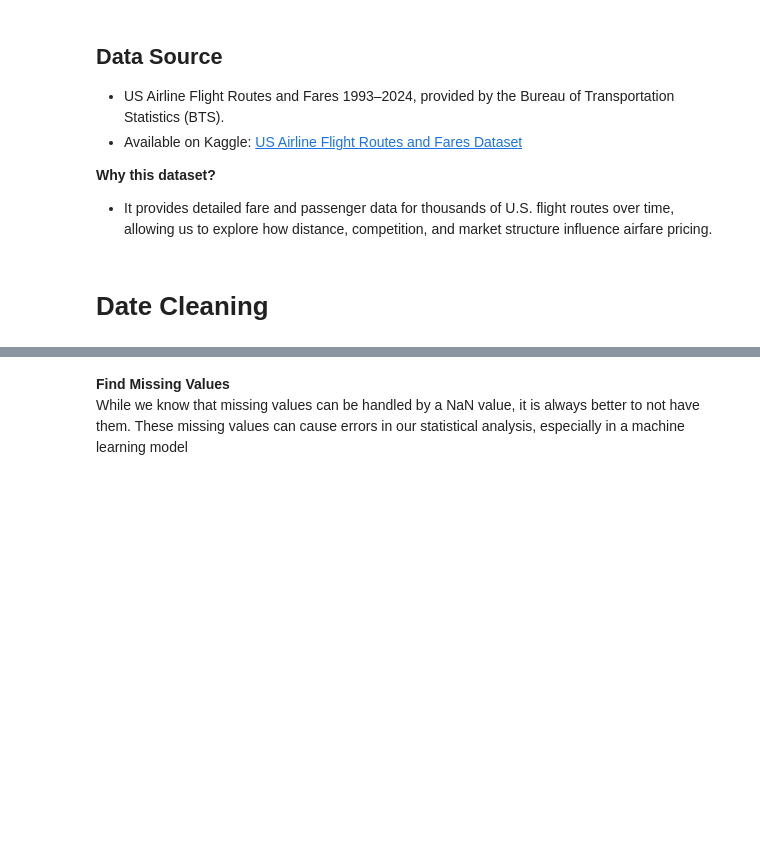
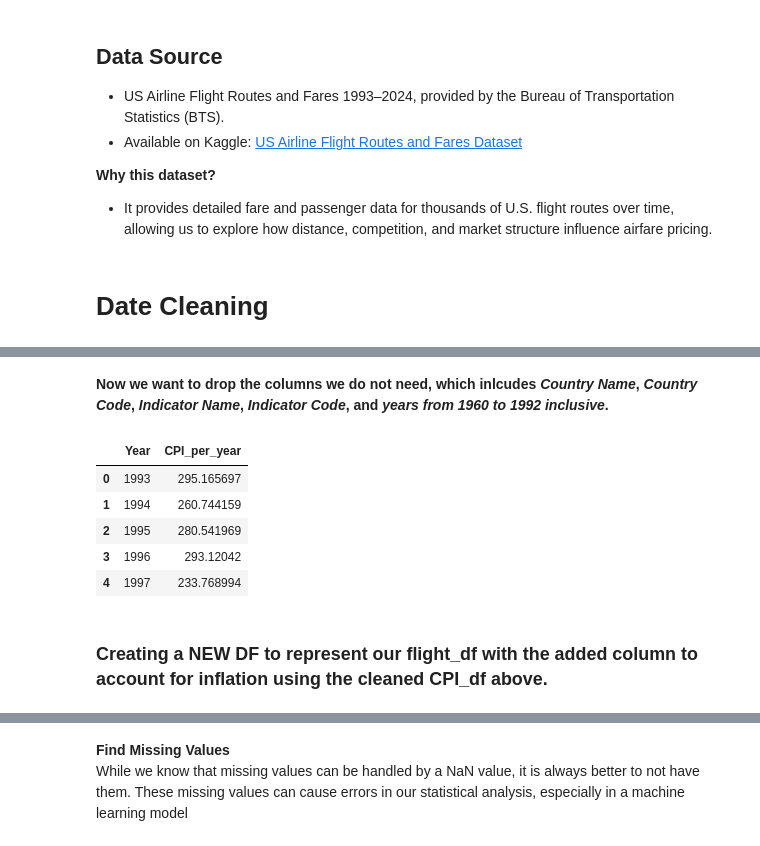
Before and after one commit to RamirezDevOps/us-airfare-trend-analysis, a Jupyter notebook: project.ipynb, the cells around one changed output, grey strips where cells are left out. Drawn from its saved outputs; the diff is of its cells as text; code cells hidden in the pictures; blank space fills up the shorter version.

```diff
--- a/project.ipynb
+++ b/project.ipynb
@@ -81,0 +123,21 @@ memory usage: 43.2+ MB
+# %% [markdown]
+**Now we want to drop the columns we do not need, which inlcudes *Country Name*, *Country Code*, *Indicator Name*, *Indicator Code*, and *years from 1960 to 1992 inclusive*.**
+# %%
+years_to_drop = np.arange(1960, 1993).astype(str)
+cpi_per_year_us = cpi_per_year_us.drop(years_to_drop)
+cpi_per_year_us = cpi_per_year_us.drop(['Country Name', 'Country Code', 'Indicator Name', 'Indicator Code',])
+cpi_per_year_us_df = cpi_per_year_us.to_frame()
+cpi_per_year_us_df = cpi_per_year_us_df.reset_index()
+cpi_per_year_us_df.columns = ['Year', 'CPI_per_year']
+cpi_per_year_us_df['CPI_per_year'] = cpi_per_year_us_df['CPI_per_year'] * 100
+
+cpi_per_year_us_df.head()
+# %% [output]
+|  | Year | CPI_per_year |
+| 0 | 1993 | 295.165697 |
+| 1 | 1994 | 260.744159 |
+| 2 | 1995 | 280.541969 |
+| 3 | 1996 | 293.12042 |
+| 4 | 1997 | 233.768994 |
+# %% [markdown]
+### Creating a NEW DF to represent our flight_df with the added column to account for inflation using the cleaned CPI_df above.
```
Also changed, not shown: parts of 20 cells of this notebook, 1 other file.
